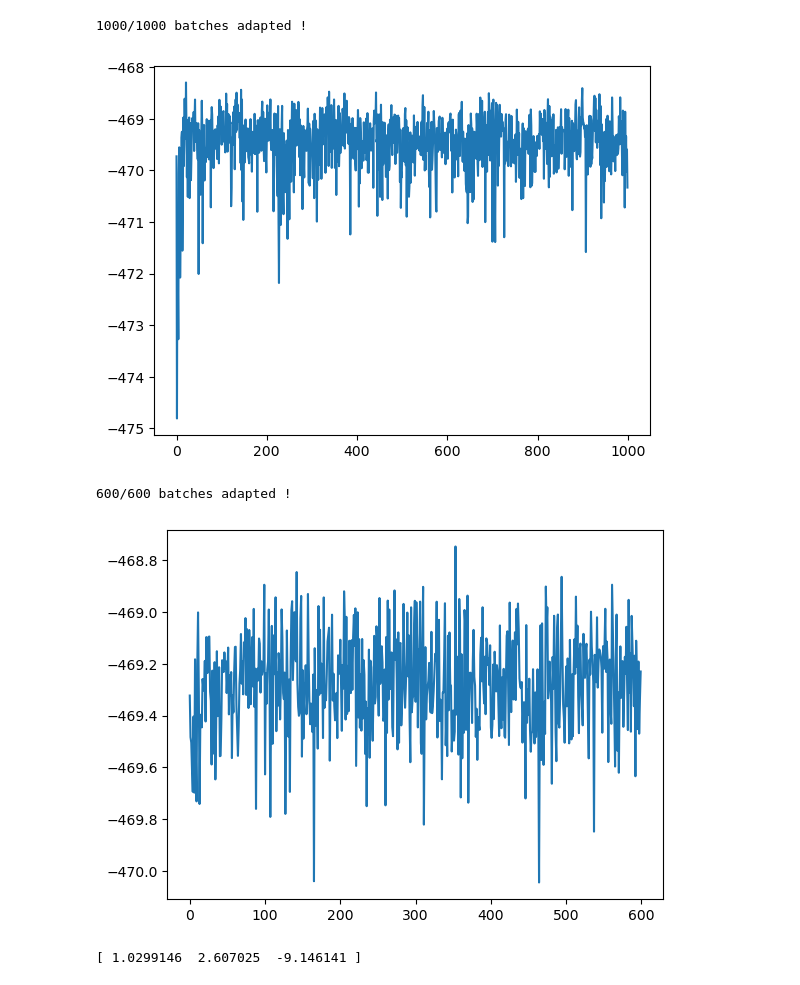
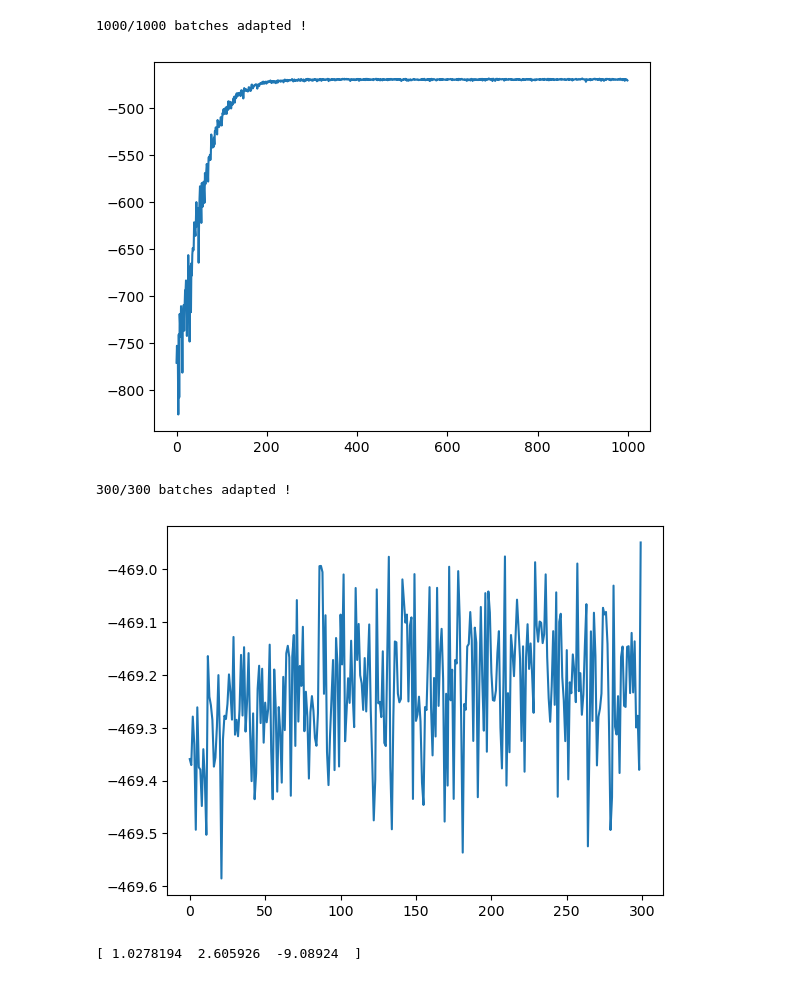
Before and after one commit to cliusir123/VRforIM, a Jupyter notebook: GP.ipynb, the cells around one changed output. Cells and saved outputs as stored; diff of their text form; code cells hidden in the pictures.

```diff
--- a/GP.ipynb
+++ b/GP.ipynb
@@ -40,41 +40,41 @@ Itr_fast = 10000                  # Number of iterations of MCMC
 batch_size_fast = 10
 Myadpfast = adp_only(target, proposal,Itr_fast, batch_size_fast ,d, lr_fast,est)
 Myadpfast.set_distribution_parameters(mu1,L1,mu2,L2)
 resul1 = Myadpfast.adp(True)
 plt.plot(resul1)
 plt.show()
 mu2 = Myadpfast.p_mean
 L2 = Myadpfast.p_L
 
-lr_burnin = 0.005                     # learning rate
+lr_burnin = 0.0001                     # learning rate
 Itr_burnin = 30000                  # Number of iterations of MCMC
-batch_size_burnin = 50
+batch_size_burnin = 100
 Myadp = adp_only(target, proposal,Itr_burnin, batch_size_burnin,d,lr_burnin,est)
 Myadp.set_distribution_parameters(mu1,L1,mu2,L2)
 resul1 = Myadp.adp(True)
 plt.plot(resul1)
 plt.show()
 mu2 = Myadp.p_mean
 L2 = Myadp.p_L
 
 # lr_burnin = 0.00005                     # learning rate
 # Itr_burnin = 20000                  # Number of iterations of MCMC
 # batch_size_burnin = 100
 # Myadp = adp_only(target, proposal,Itr_burnin, batch_size_burnin,d,lr_burnin,est)
 # Myadp.set_distribution_parameters(mu1,L1,mu2,L2)
 # resul1 = Myadp.adp(True)
 # plt.plot(resul1)
 # plt.show()
 # mu2 = Myadp.p_mean
 # L2 = Myadp.p_L
 # %% [output]
 1000/1000 batches adapted !
-[figure, old version]
+[figure, new version]
-600/600 batches adapted !
+300/300 batches adapted !
-[figure, old version]
+[figure, new version]
 # %%
 print(mu2)
 # %% [output]
-[ 1.0299146  2.607025  -9.146141 ]
+[ 1.0278194  2.605926  -9.08924  ]
 # %%
 results = []
```
Also changed, not shown: parts of 5 cells of this notebook, 11 other files.
